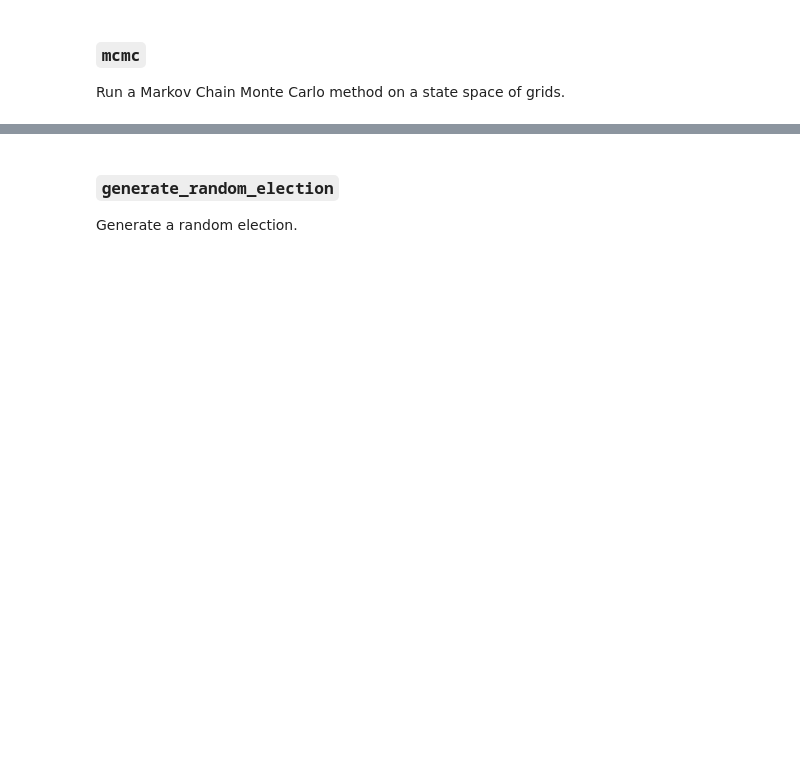
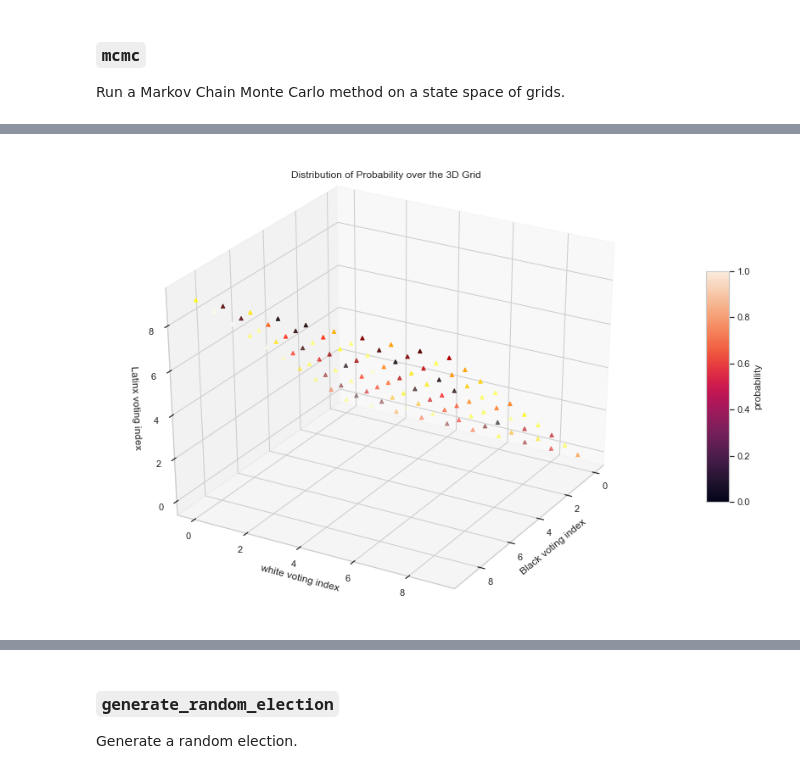
Before and after one commit to hangulu/thesis, a Jupyter notebook: methods.ipynb, the cells around one changed output, grey strips where cells are left out. Drawn from its saved outputs; the diff is of its cells as text; code cells hidden in the pictures; blank space fills up the shorter version.

```diff
--- a/methods.ipynb
+++ b/methods.ipynb
@@ -342,0 +600,31 @@ test_results['best_score']
+# %%
+def visualize_3d_grid(grid, demo):
+    grid_indices = np.arange(grid.shape[0])
+    test_x, test_y = np.meshgrid(grid_indices, grid_indices)
+    test_z, _ = np.meshgrid(grid_indices, grid_indices)
+
+    # Set 4th dimension
+    color_dimension = test_prob_in_cell((test_x, test_y, test_z), grid)
+    minn, maxx = color_dimension.min(), color_dimension.max()
+    norm = matplotlib.colors.Normalize(minn, maxx)
+    m = plt.cm.ScalarMappable(norm=norm, cmap='jet')
+    m.set_array([])
+    fcolors = m.to_rgba(color_dimension)
+
+    fig = plt.figure(figsize=(15,10))
+    ax = fig.gca(projection='3d')
+    ax.scatter(test_x, test_y, test_z, c=color_dimension.flatten(), cmap=plt.hot(), marker="^")
+    colorbar = fig.colorbar(surface, shrink=0.5, aspect=10)
+    colorbar.ax.set_ylabel('probability')
+    plt.title("Distribution of Probability over the 3D Grid\n")
+
+    demo_groups = list(demo.keys())
+    ax.set_xlabel(f"{demo_groups[0]} voting index")
+    ax.set_ylabel(f"{demo_groups[1]} voting index")
+    ax.set_zlabel(f"{demo_groups[2]} voting index")
+    ax.view_init(30, 30)
+    plt.draw()
+# %%
+visualize_3d_grid(best_test_grid, test_demo)
+# %% [output]
+[figure, added]
```
Also changed, not shown: parts of 51 cells of this notebook, 1 other file.
